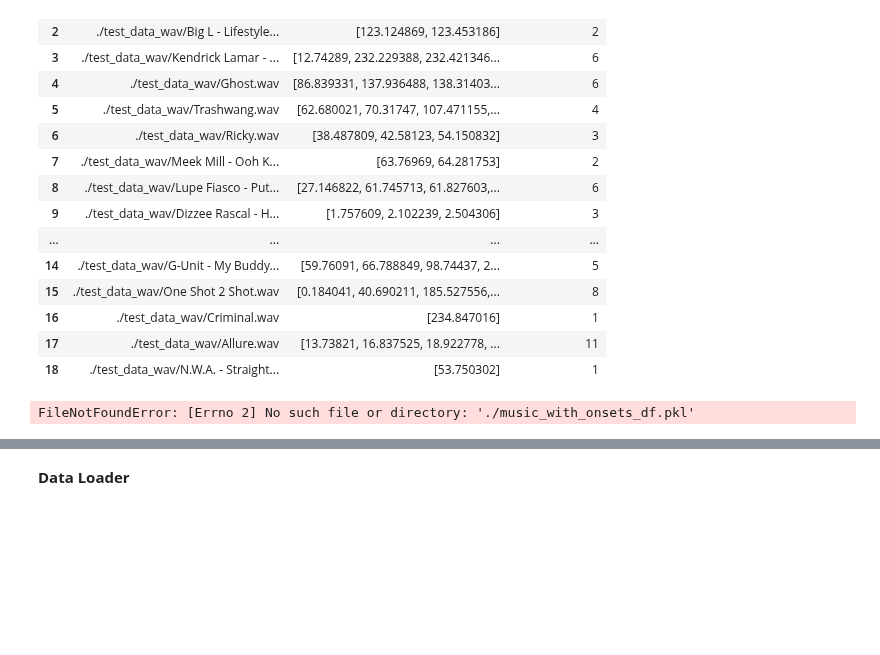
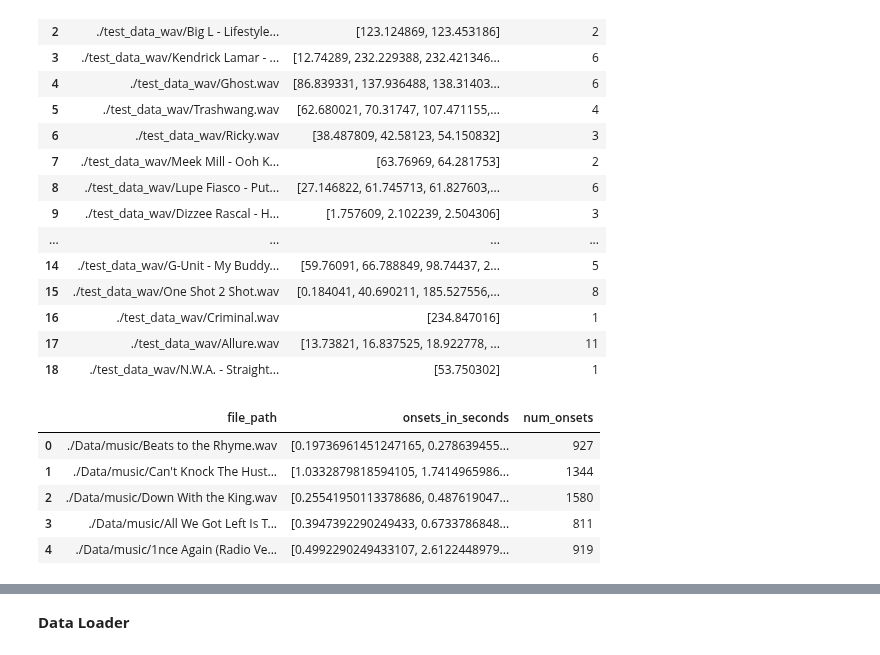
Before and after one commit to borosabel/PopMusicInformationRetrieval, a Jupyter notebook: Presentation.ipynb, the cells around one changed output, grey strips where cells are left out. Cells and saved outputs as stored; diff of their text form; code cells hidden in the pictures; blank space fills up the shorter version.

```diff
--- a/Presentation.ipynb
+++ b/Presentation.ipynb
@@ -59,12 +59,16 @@ gunshot_df
 # %%
 # Loading the music dataframe, which could be:
 # - the dataframe where we store the musical onsets, exactly in a setup like how we have the gunshot locations.
 
-music_df = pd.read_pickle('./music_with_onsets_df.pkl')
-
+music_df = pd.read_pickle('./pkl_data/music_with_onsets_df_100.pkl')
 music_df.head()
 # %% [output]
-FileNotFoundError: [Errno 2] No such file or directory: './music_with_onsets_df.pkl'
+|  | file_path | onsets_in_seconds | num_onsets |
+| 0 | ./Data/music/Beats to the Rhyme.wav | [0.19736961451247165, 0.278639455... | 927 |
+| 1 | ./Data/music/Can't Knock The Hust... | [1.0332879818594105, 1.7414965986... | 1344 |
+| 2 | ./Data/music/Down With the King.wav | [0.25541950113378686, 0.487619047... | 1580 |
+| 3 | ./Data/music/All We Got Left Is T... | [0.3947392290249433, 0.6733786848... | 811 |
+| 4 | ./Data/music/1nce Again (Radio Ve... | [0.4992290249433107, 2.6122448979... | 919 |
 # %%
 music_train_df, music_valid_df = train_test_split(music_df, test_size=0.2, random_state=42)
 gunshot_train_df, gunshot_valid_df = train_test_split(gunshot_df, test_size=0.2, random_state=42)
```
Also changed, not shown: parts of 11 cells of this notebook, 6 other files.
